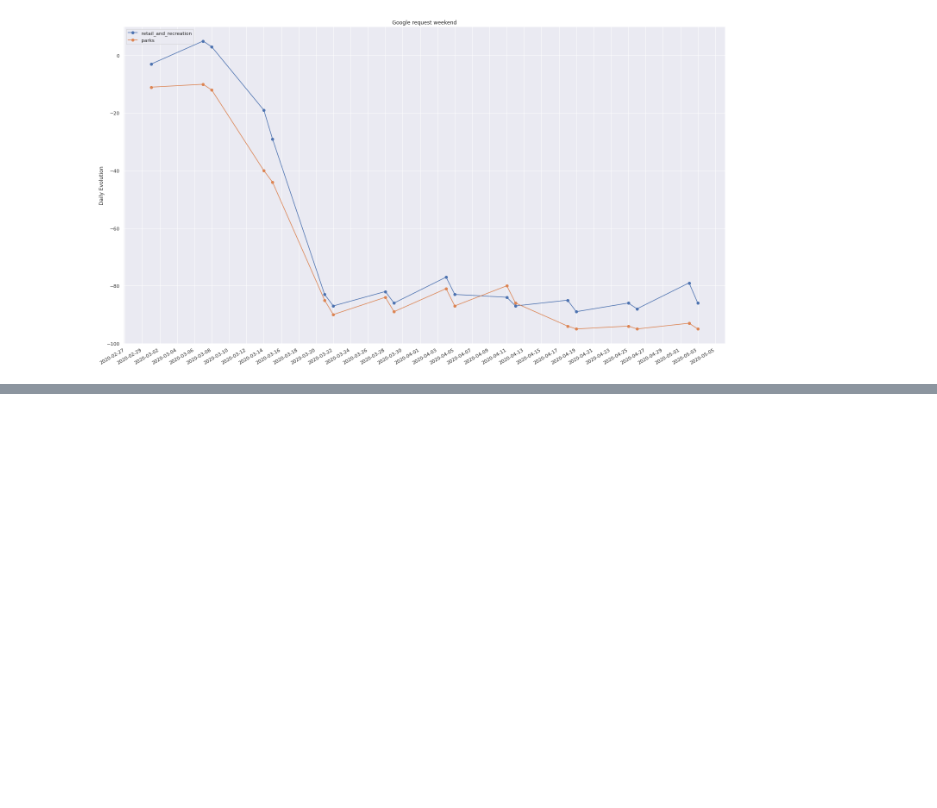
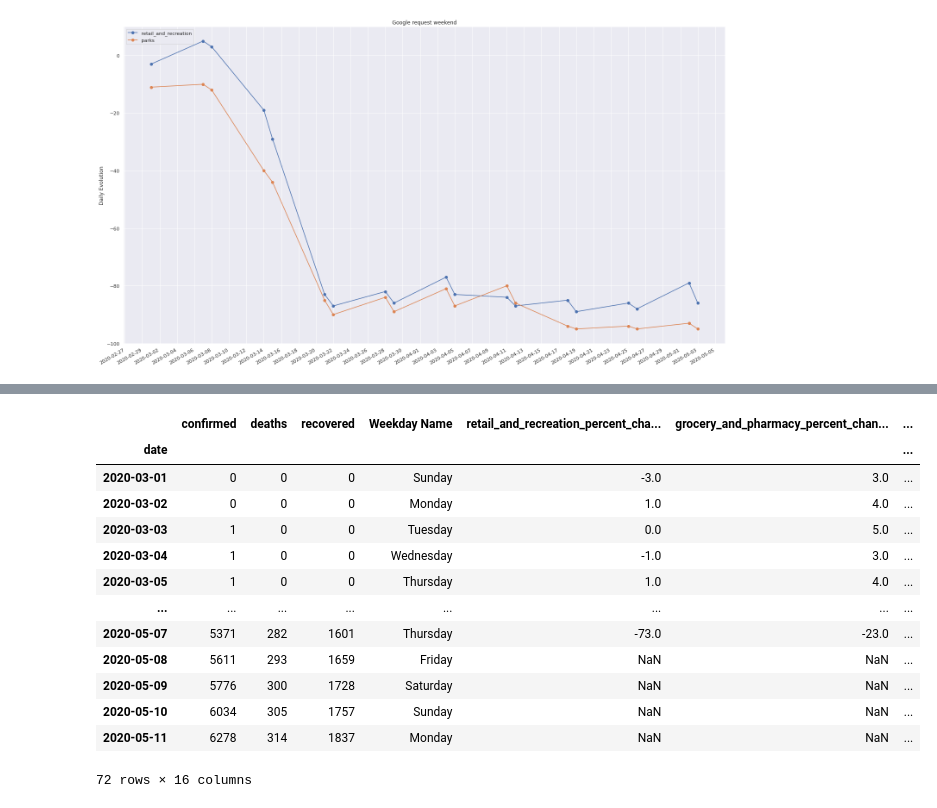
Before and after one commit to vackup/CovidArgentina, a Jupyter notebook: Covid.ipynb, the cells around one changed output, grey strips where cells are left out. Cells and saved outputs as stored; diff of their text form; code cells hidden in the pictures; blank space fills up the shorter version.

Commit message:
Joins all datasets and saves it as an Excel spreadsheet

```diff
--- a/Covid.ipynb
+++ b/Covid.ipynb
@@ -233,7 +227,7 @@ for X, Y in zip(df2.index, df2['recovered']):
 # %% [markdown]
 # Dataset feriados
 # %%
-path_feriados = '/content/drive/My Drive/Colab Notebooks/feriados2020.csv'
+path_feriados = base_path + 'feriados2020.csv'
 df_feriados = pd.read_csv(path_feriados)
 # %%
 df_feriados.head()
@@ -266,14 +260,14 @@ DatetimeIndex(['2020-01-01', '2020-02-24', '2020-02-25', '2020-03-23',
 # %% [markdown]
 # Dataset Apple mobility
 # %%
-new_files, apple_dataset_file_name = download_apple_report('/content/drive/My Drive/Colab Notebooks/')
+new_files, apple_dataset_file_name = download_apple_report(base_path)
 
 print(new_files, apple_dataset_file_name)
 # %% [output]
 Apple: No updates
 False applemobilitytrends-2020-05-10.csv
 # %%
-path_apple_dataset = '/content/drive/My Drive/Colab Notebooks/' + apple_dataset_file_name
+path_apple_dataset = base_path + apple_dataset_file_name
 df_apple = pd.read_csv(path_apple_dataset)
 # %%
 df_apple.head(5)
@@ -661,0 +722,19 @@ fig.autofmt_xdate()
+# %%
+df_all_datasets = pd.concat([df2, df_google, df_apple_argentina_t], axis=1)
+# %%
+df_all_datasets
+# %% [output]
+|  | confirmed | deaths | recovered | Weekday Name | retail_and_recreation_percent_cha... | grocery_and_pharmacy_percent_chan... | ... |
+| date |  |  |  |  |  |  | ... |
+| 2020-03-01 | 0 | 0 | 0 | Sunday | -3.0 | 3.0 | ... |
+| 2020-03-02 | 0 | 0 | 0 | Monday | 1.0 | 4.0 | ... |
+| 2020-03-03 | 1 | 0 | 0 | Tuesday | 0.0 | 5.0 | ... |
+| 2020-03-04 | 1 | 0 | 0 | Wednesday | -1.0 | 3.0 | ... |
+| 2020-03-05 | 1 | 0 | 0 | Thursday | 1.0 | 4.0 | ... |
+| ... | ... | ... | ... | ... | ... | ... | ... |
+| 2020-05-07 | 5371 | 282 | 1601 | Thursday | -73.0 | -23.0 | ... |
+| 2020-05-08 | 5611 | 293 | 1659 | Friday | NaN | NaN | ... |
+| 2020-05-09 | 5776 | 300 | 1728 | Saturday | NaN | NaN | ... |
+| 2020-05-10 | 6034 | 305 | 1757 | Sunday | NaN | NaN | ... |
+| 2020-05-11 | 6278 | 314 | 1837 | Monday | NaN | NaN | ... |
+72 rows × 16 columns
```
Also changed, not shown: parts of 6 cells of this notebook.
